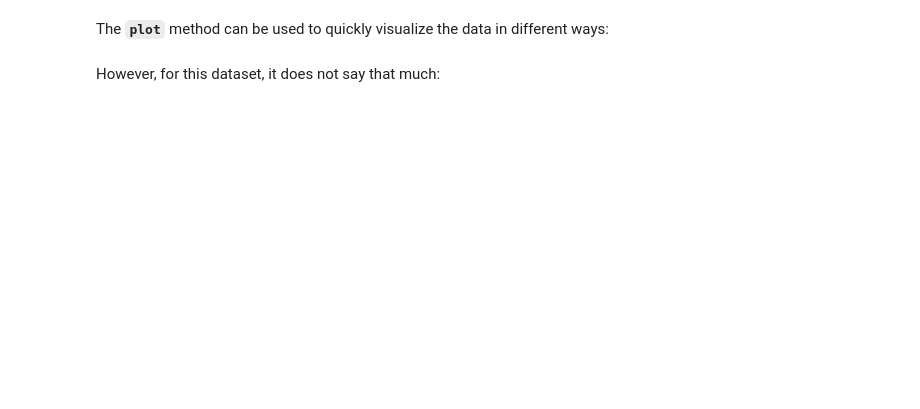
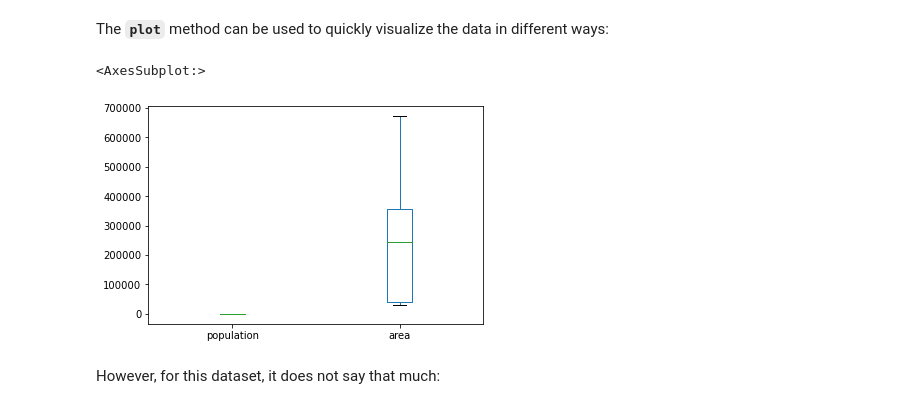
Before and after one commit to jorisvandenbossche/FLAMES-python-data-wrangling, a Jupyter notebook: notebooks/pandas_01_data_structures.ipynb, the cells around one changed output. Saved outputs shown, nothing was run; the diff lists cells and outputs as text; code cells hidden in the pictures; blank space fills up the shorter version.

```diff
--- a/notebooks/pandas_01_data_structures.ipynb
+++ b/notebooks/pandas_01_data_structures.ipynb
@@ -131,7 +214,10 @@ countries.sort_values(by='population')
 # %% [markdown]
 The **`plot`** method can be used to quickly visualize the data in different ways:
 # %%
-countries.plot()
+countries.plot(kind="box")
+# %% [output]
+<AxesSubplot:>
+[figure, added]
 # %% [markdown]
 However, for this dataset, it does not say that much:
 # %%
```
Also changed, not shown: parts of 31 cells of this notebook, 16 other files.
